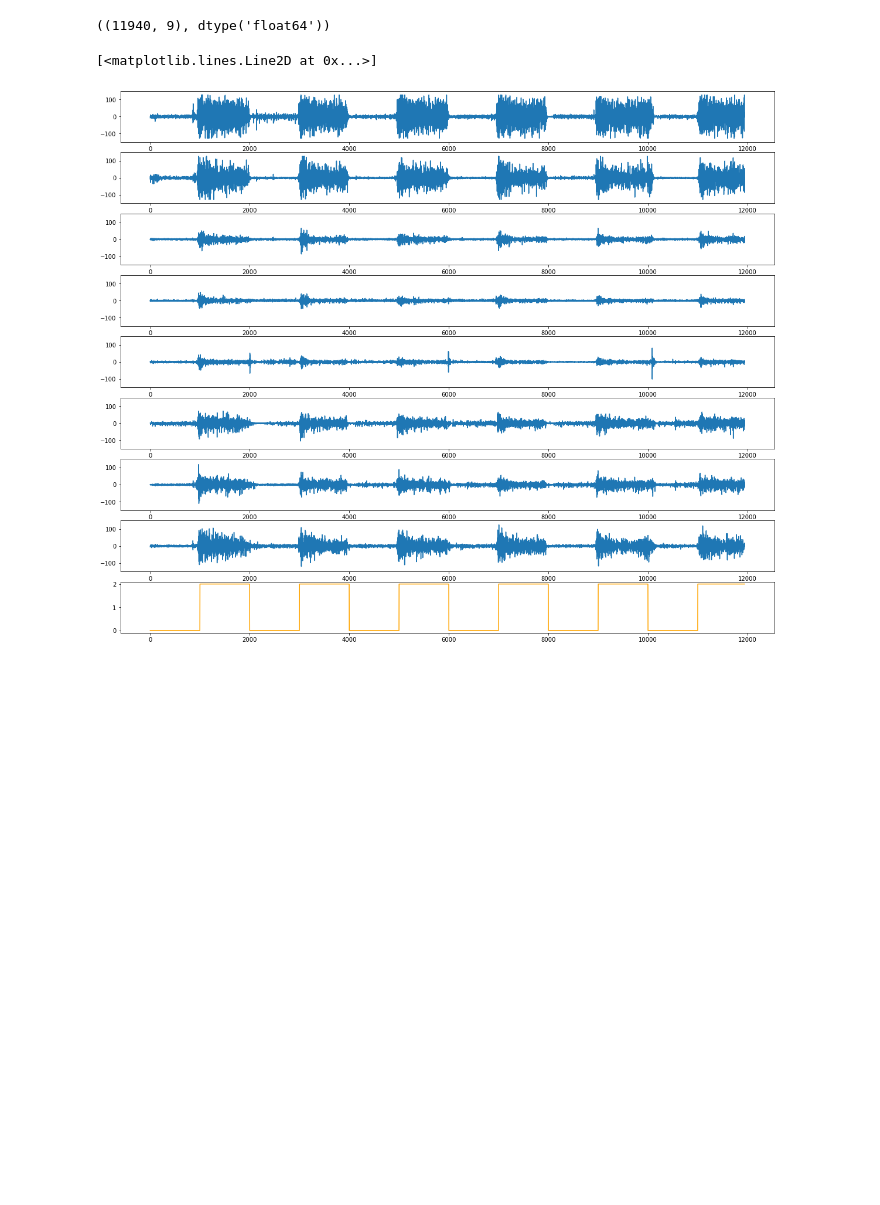
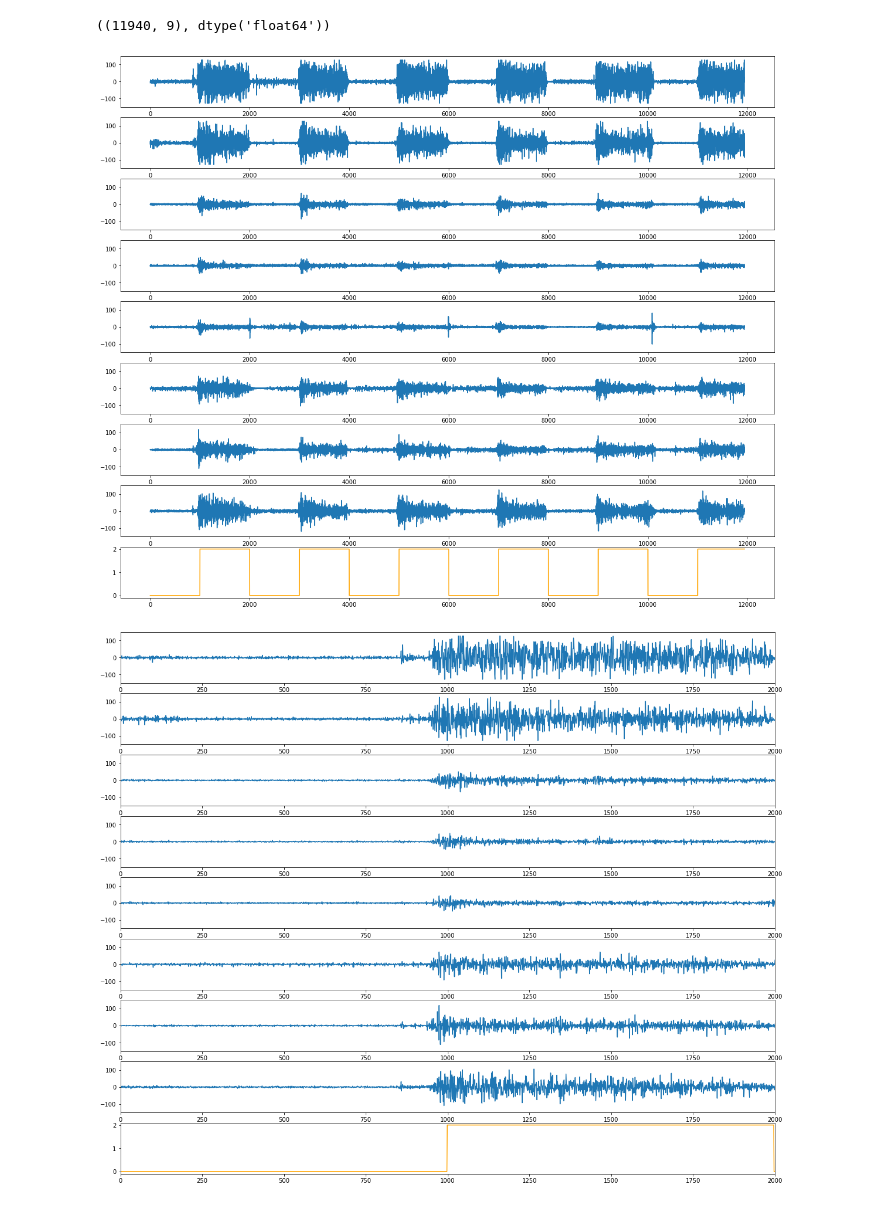
Before and after one commit to aljazfrancic/myo-readings-dataset, a Jupyter notebook: load-example/load-example.ipynb, the cells around one changed output. Drawn from its saved outputs; the diff is of its cells as text; code cells hidden in the pictures; blank space fills up the shorter version.

```diff
--- a/load-example/load-example.ipynb
+++ b/load-example/load-example.ipynb
@@ -8,15 +8,23 @@ data.shape, data.dtype
 # %% [output]
 ((11940, 9), dtype('float64'))
 # %%
-plt.figure(figsize=(20, 17))
-# draw EMG
-for chan in range(8):
-    plt.subplot(9, 1, chan + 1)
-    plt.plot(data[:, chan])
-    plt.ylim(-150, 150)
-# draw class/gesture label
-plt.subplot(9, 1, 9)
-plt.plot(data[:, 8], color = "orange")
+def draw(xlim):
+    plt.figure(figsize=(20, 17))
+    # draw EMG
+    for chan in range(8):
+        plt.subplot(9, 1, chan + 1)
+        plt.plot(data[:, chan])
+        plt.ylim(-150, 150)
+        plt.xlim(xlim)
+    # draw class/gesture label
+    plt.subplot(9, 1, 9)
+    plt.plot(data[:, 8], color = "orange")
+    plt.xlim(xlim)
+
+# draw whole graph
+draw(None)
+# draw first 10 seconds
+draw((0, 2000))
 # %% [output]
-[<matplotlib.lines.Line2D at 0x...>]
 [figure]
+[figure, added]
```
